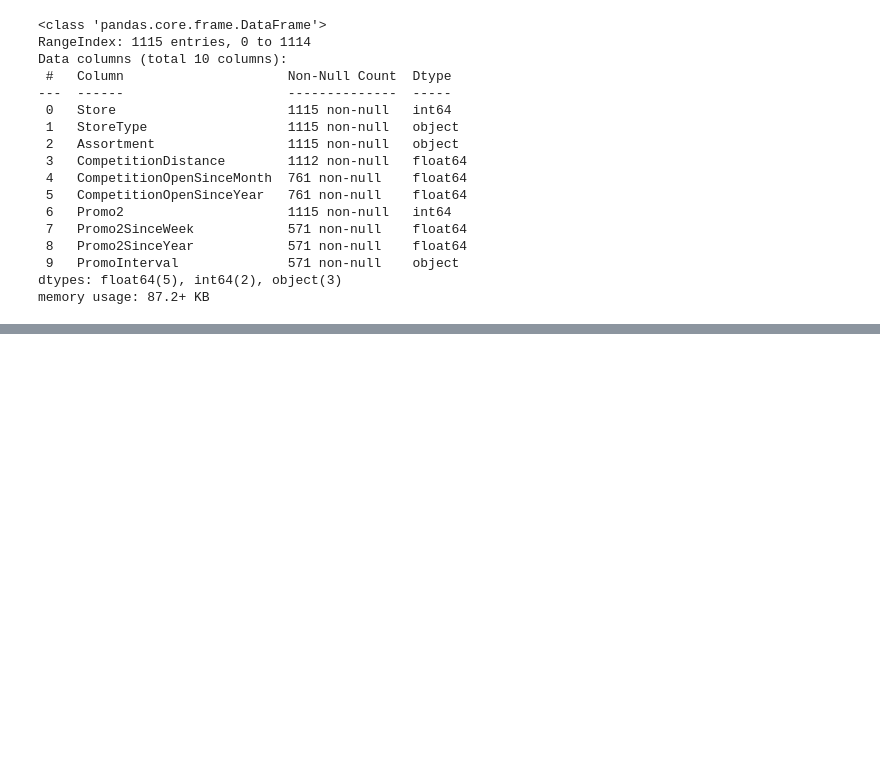
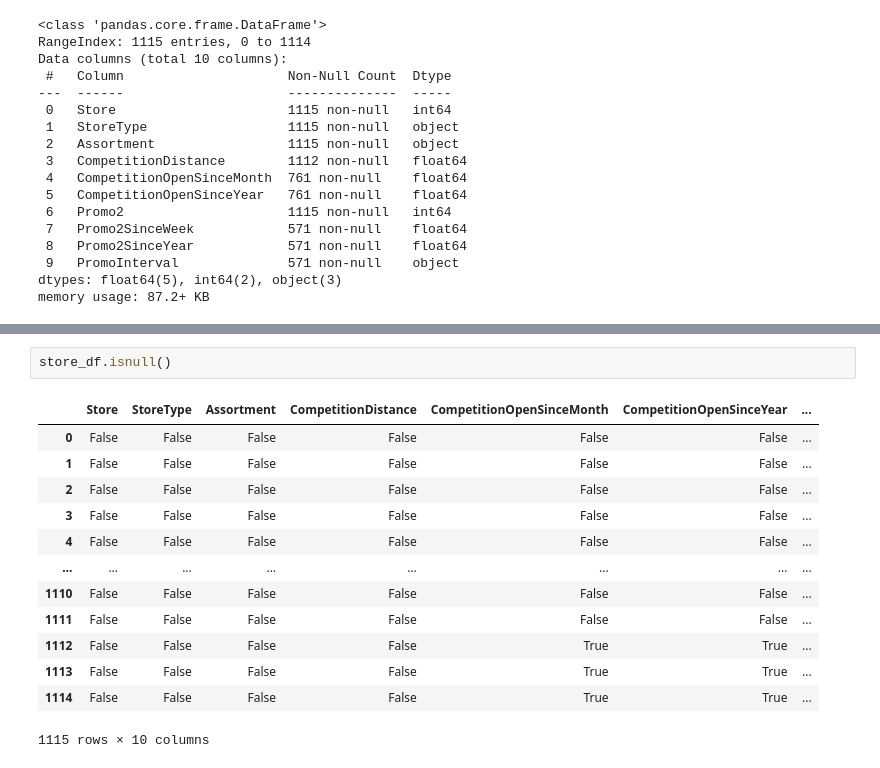
Before and after one commit to amalmon/RETAIL-SALES-PREDICTION, a Jupyter notebook: AMAL_Rossmann_Sales_Prediction_Capstone_Project.ipynb, the cells around one changed output, grey strips where cells are left out. Saved outputs shown, nothing was run; the diff lists cells and outputs as text; blank space fills up the shorter version.

```diff
--- a/AMAL_Rossmann_Sales_Prediction_Capstone_Project.ipynb
+++ b/AMAL_Rossmann_Sales_Prediction_Capstone_Project.ipynb
@@ -160,0 +209,16 @@ store_df.describe()
+# %%
+store_df.isnull()
+# %% [output]
+|  | Store | StoreType | Assortment | CompetitionDistance | CompetitionOpenSinceMonth | CompetitionOpenSinceYear | ... |
+| 0 | False | False | False | False | False | False | ... |
+| 1 | False | False | False | False | False | False | ... |
+| 2 | False | False | False | False | False | False | ... |
+| 3 | False | False | False | False | False | False | ... |
+| 4 | False | False | False | False | False | False | ... |
+| ... | ... | ... | ... | ... | ... | ... | ... |
+| 1110 | False | False | False | False | False | False | ... |
+| 1111 | False | False | False | False | False | False | ... |
+| 1112 | False | False | False | False | True | True | ... |
+| 1113 | False | False | False | False | True | True | ... |
+| 1114 | False | False | False | False | True | True | ... |
+1115 rows × 10 columns
```
Also changed, not shown: parts of 11 cells of this notebook.
